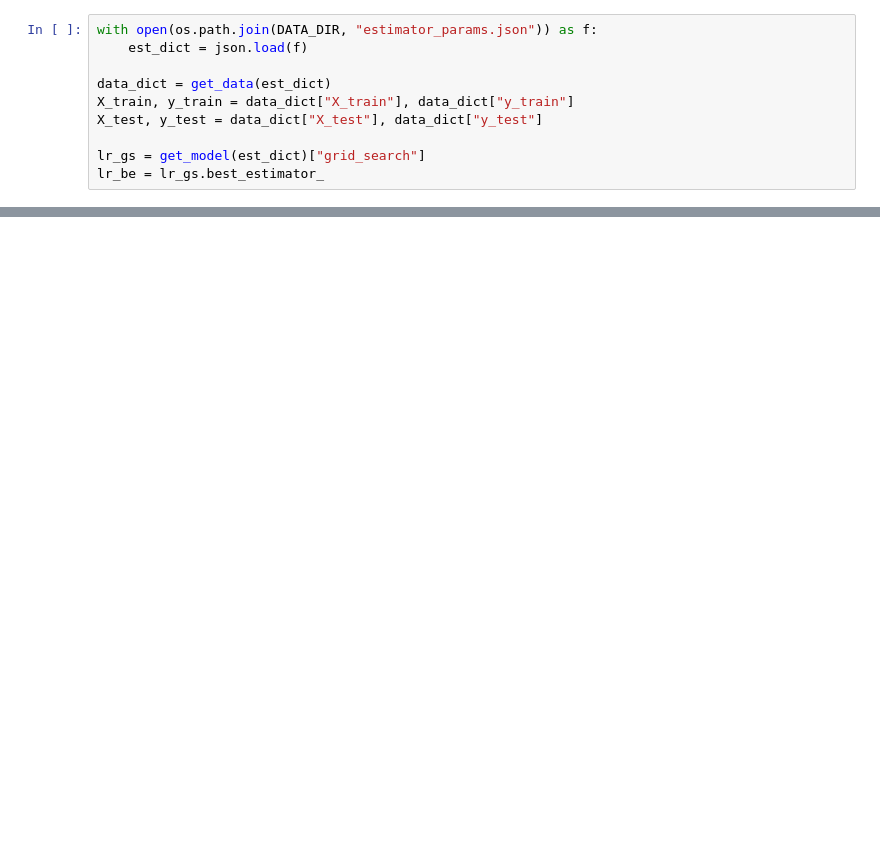
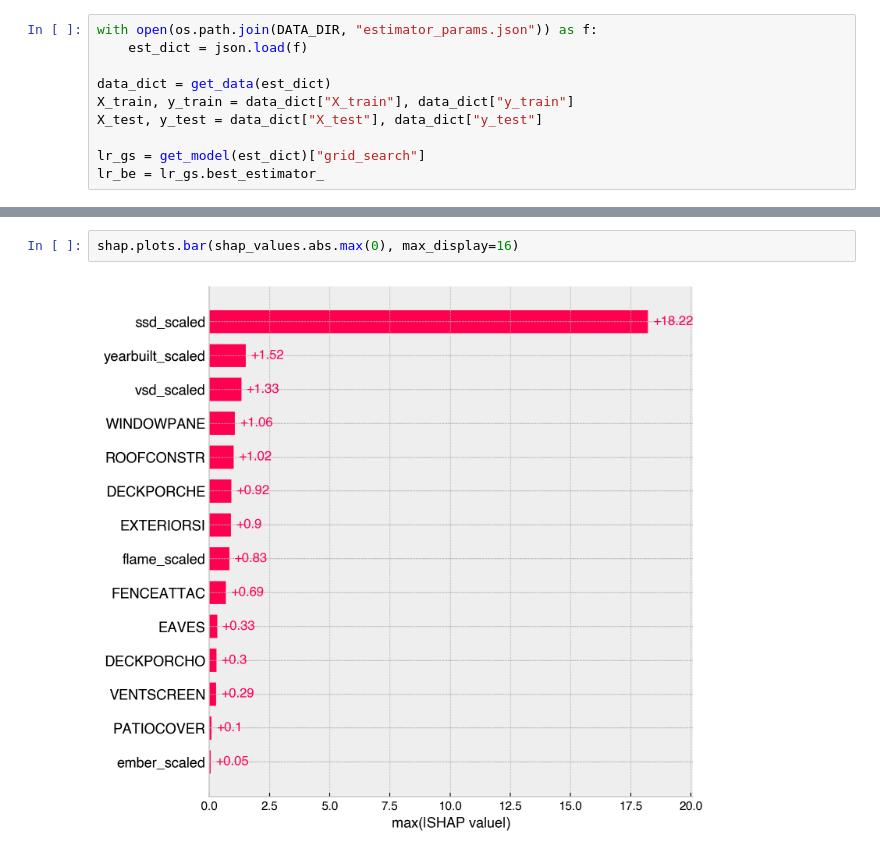
Before and after one commit to berkeley-firelab/DINS_data_analysis, a Jupyter notebook: intexplainables.ipynb, the cells around one changed output, grey strips where cells are left out. Cells and saved outputs as stored; diff of their text form; blank space fills up the shorter version.

```diff
--- a/intexplainables.ipynb
+++ b/intexplainables.ipynb
@@ -182,0 +152,4 @@ shap.plots.bar(nsh, max_display=16)
+# %%
+shap.plots.bar(shap_values.abs.max(0), max_display=16)
+# %% [output]
+[figure, added]
```
Also changed, not shown: parts of 21 cells of this notebook, 3 other files.
